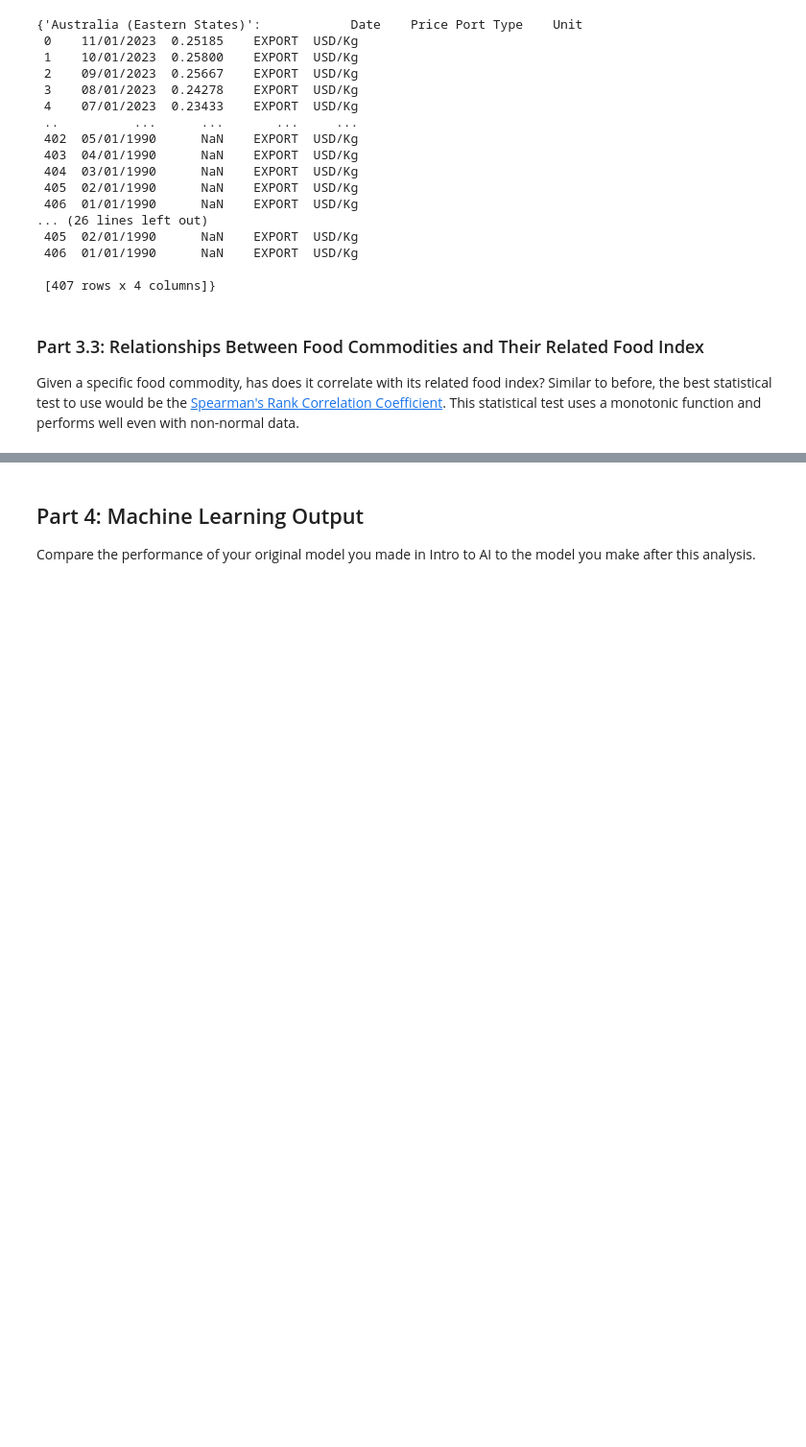
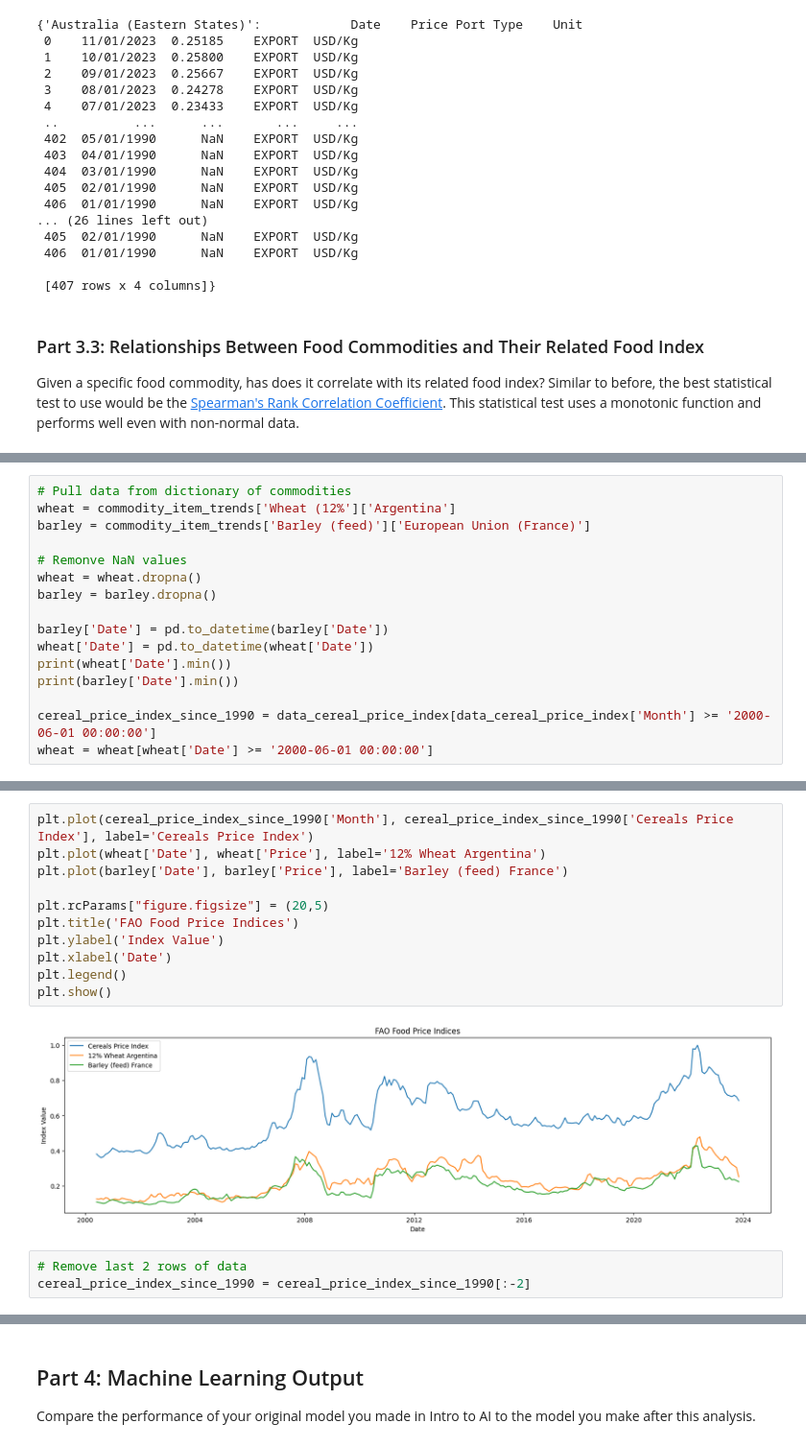
Before and after one commit to Benja-Pauls/Predicting-Commodity-Food-Pricing, a Jupyter notebook: preliminary_experiments/eda_food-index.ipynb, the cells around one changed output, grey strips where cells are left out. Shown at 96% size. Saved outputs shown, nothing was run; the diff lists cells and outputs as text; blank space fills up the shorter version.

```diff
--- a/preliminary_experiments/eda_food-index.ipynb
+++ b/preliminary_experiments/eda_food-index.ipynb
@@ -390,0 +385,16 @@ print("Length of acquired datasets: ", len(grains), len(meats), len(dairy), len(
+# %%
+# Pull data from dictionary of commodities
+wheat = commodity_item_trends['Wheat (12%']['Argentina']
+barley = commodity_item_trends['Barley (feed)']['European Union (France)']
+
+# Remonve NaN values
+wheat = wheat.dropna()
+barley = barley.dropna()
+
+barley['Date'] = pd.to_datetime(barley['Date'])
+wheat['Date'] = pd.to_datetime(wheat['Date'])
+print(wheat['Date'].min())
+print(barley['Date'].min())
+
+cereal_price_index_since_1990 = data_cereal_price_index[data_cereal_price_index['Month'] >= '2000-06-01 00:00:00']
+wheat = wheat[wheat['Date'] >= '2000-06-01 00:00:00']
@@ -390,0 +414,16 @@ print("Length of acquired datasets: ", len(grains), len(meats), len(dairy), len(
+# %%
+plt.plot(cereal_price_index_since_1990['Month'], cereal_price_index_since_1990['Cereals Price Index'], label='Cereals Price Index')
+plt.plot(wheat['Date'], wheat['Price'], label='12% Wheat Argentina')
+plt.plot(barley['Date'], barley['Price'], label='Barley (feed) France')
+
+plt.rcParams["figure.figsize"] = (20,5)
+plt.title('FAO Food Price Indices')
+plt.ylabel('Index Value')
+plt.xlabel('Date')
+plt.legend()
+plt.show()
+# %% [output]
+[figure, added]
+# %%
+# Remove last 2 rows of data
+cereal_price_index_since_1990 = cereal_price_index_since_1990[:-2]
```
Also changed, not shown: parts of 4 cells of this notebook.
